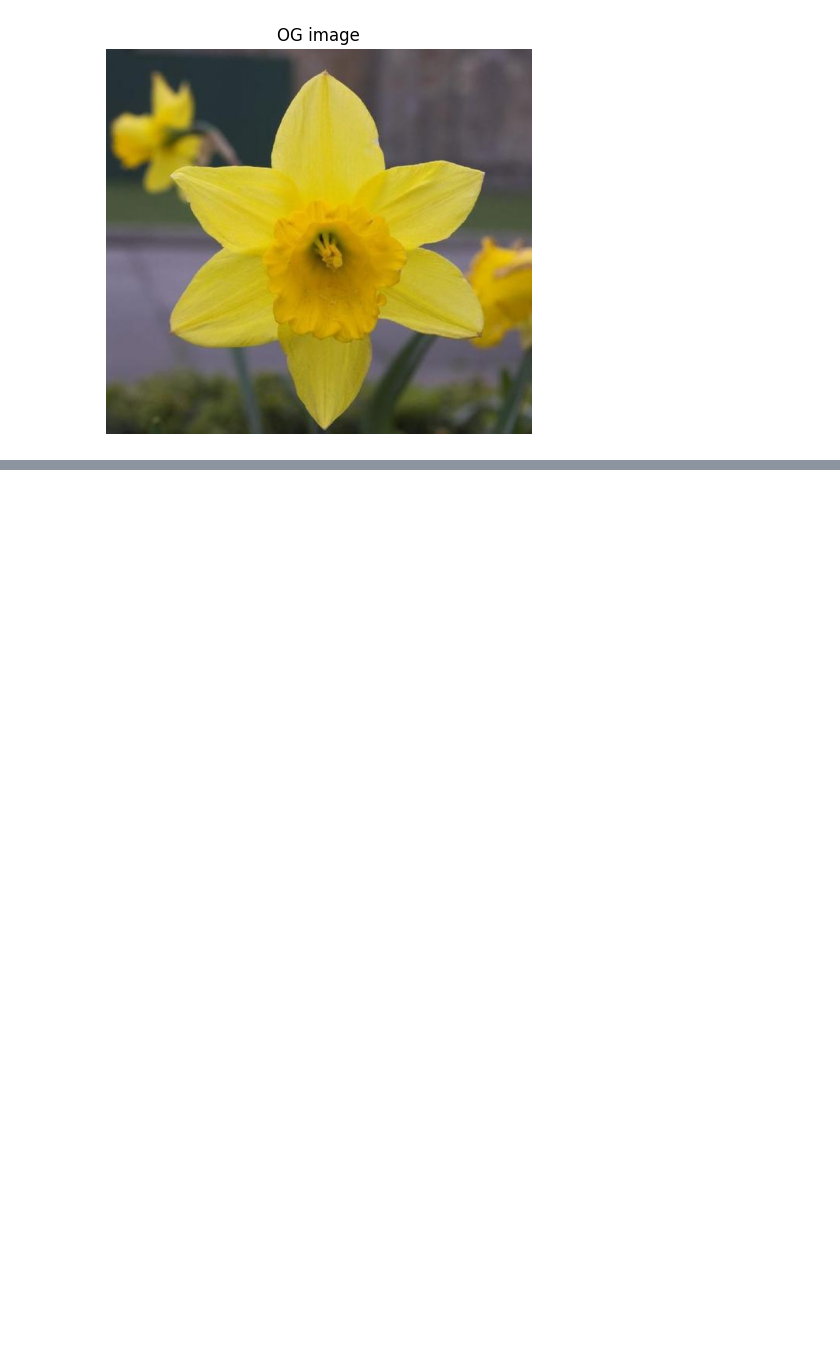
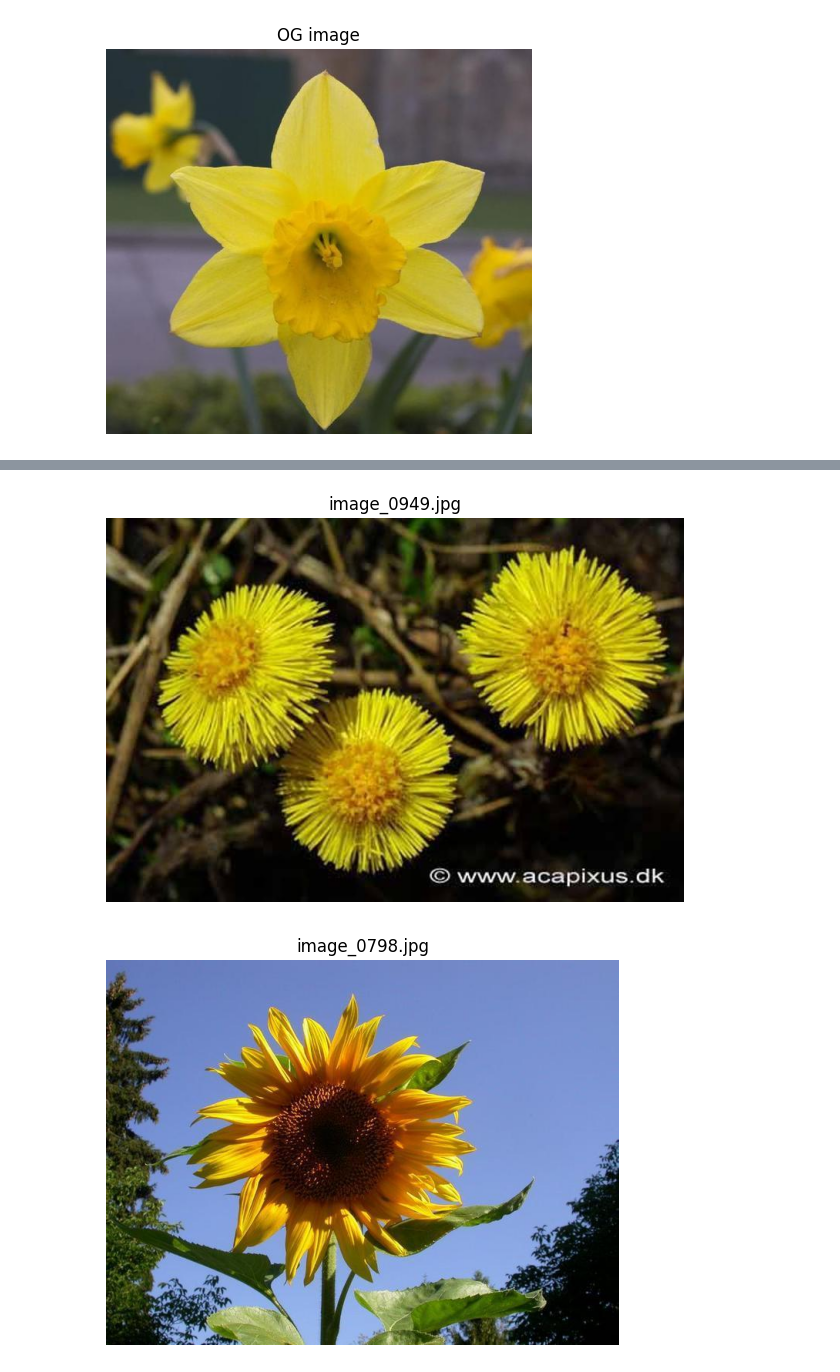
Before and after one commit to AddiH/cds-visual, a Jupyter notebook: nbs/session3_inclass_AddiH.ipynb, the cells around one changed output, grey strips where cells are left out. Cells and saved outputs as stored; diff of their text form; code cells hidden in the pictures; blank space fills up the shorter version.

```diff
--- a/nbs/session3_inclass_AddiH.ipynb
+++ b/nbs/session3_inclass_AddiH.ipynb
@@ -304,6 +304,6 @@ for file in tqdm(os.listdir(flower_folder)):
     compare_hist = cv2.calcHist([compare_img], [0,1,2], None, [256,256,256], [0,256, 0,256, 0,256])
     compare_hist_norm = cv2.normalize(compare_hist, compare_hist, 0, 1.0, cv2.NORM_MINMAX)
     chi = round(cv2.compareHist(og_hist_norm, compare_hist_norm, cv2.HISTCMP_CHISQR), 2)
-    results.append(file, chi)
+    results.append((file, chi))
 
 comparison_results_df = pd.DataFrame(results, columns = ["file", "chi"])
@@ -312,3 +309,0 @@ ModuleNotFoundError: No module named 'tqdm'
-# %%
-print(results)
-comparison_results_df = pd.DataFrame(results, columns = ["file", "chi"])
@@ -317,0 +326,3 @@ ValueError: Shape of passed values is (2720, 1), indices imply (2720, 2)
+# %%
+sorted = comparison_results_df.sort_values(by=['chi'])
+best_fit = sorted.iloc[1:5, ] # slice - ignore og file
@@ -317,0 +337,8 @@ ValueError: Shape of passed values is (2720, 1), indices imply (2720, 2)
+# %%
+for file in best_fit["file"]:
+    compare_img_path = os.path.join("..", "..", "431824", "flowers", file)
+    compare_img = cv2.imread(compare_img_path)
+    jimshow(compare_img, f'{file}')
+# %% [output]
+[figure, added]
+[figure, added]
```
Also changed, not shown: parts of 5 cells of this notebook.
